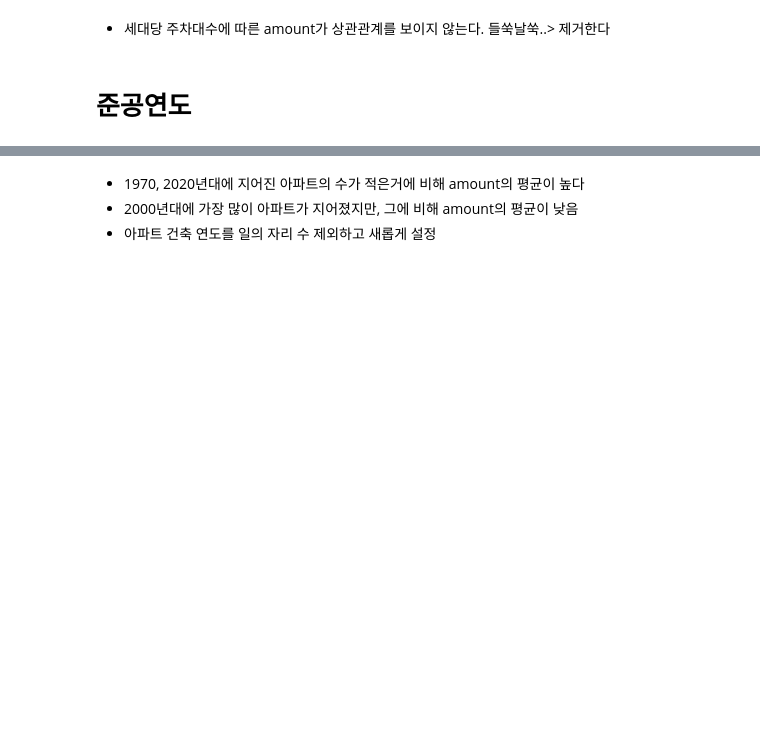
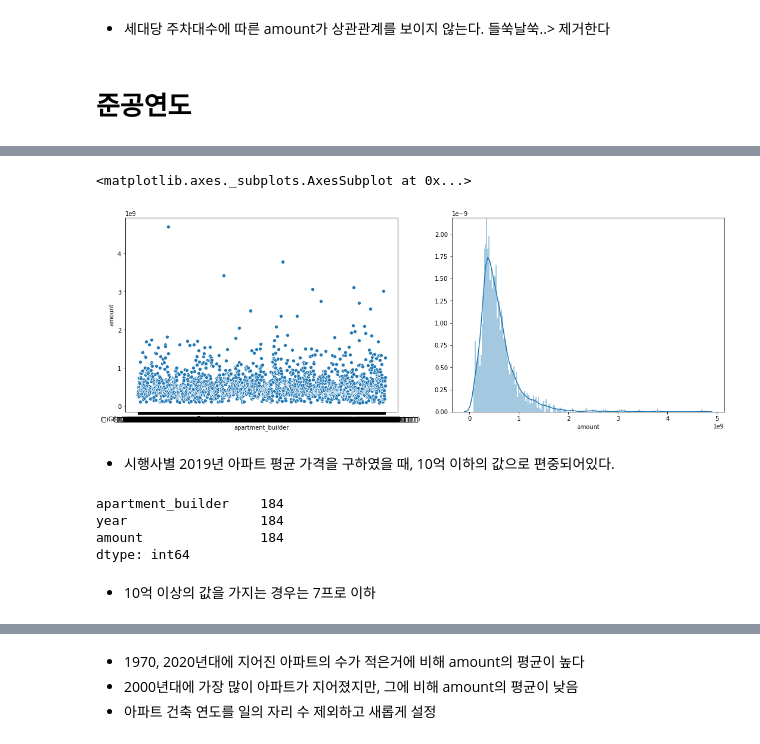
Before and after one commit to whoareyouwhoami/ProjectCasa, a Jupyter notebook: EDA/EDA_version1.ipynb, the cells around one changed output, grey strips where cells are left out. Cells and saved outputs as stored; diff of their text form; code cells hidden in the pictures; blank space fills up the shorter version.

```diff
--- a/EDA/EDA_version1.ipynb
+++ b/EDA/EDA_version1.ipynb
@@ -195,0 +296,4 @@ sns.barplot(data=df,x="apartment_parking_floor",y="amount",ax=ax1)
+# %%
+sample = df.groupby(['apartment_builder','year'])['amount'].mean().reset_index()
+sample_2019 = sample[sample['year']==2019]
+sample_2019.head()
@@ -196,3 +307,23 @@ sns.barplot(data=df,x="apartment_parking_floor",y="amount",ax=ax1)
+# %%
+figure,(ax1,ax2) = plt.subplots(nrows=1,ncols=2)
+figure.set_size_inches(18,6)
+
+sns.scatterplot(sample_2019['apartment_builder'],sample_2019['amount'],ax=ax1)
+sns.distplot(sample_2019['amount'],ax=ax2,bins=200)
+# %% [output]
+<matplotlib.axes._subplots.AxesSubplot at 0x...>
+[figure, added]
+# %% [markdown]
+- 시행사별 2019년 아파트 평균 가격을 구하였을 때, 10억 이하의 값으로 편중되어있다.
+# %%
+sample_2019[sample_2019['amount']>1000000000].count()
+# %% [output]
+apartment_builder    184
+year                 184
+amount               184
+dtype: int64
+# %% [markdown]
+- 10억 이상의 값을 가지는 경우는 7프로 이하
 # %%
 figure,ax1 = plt.subplots()
 figure.set_size_inches(18,5)
```
Also changed, not shown: parts of 37 cells of this notebook.
